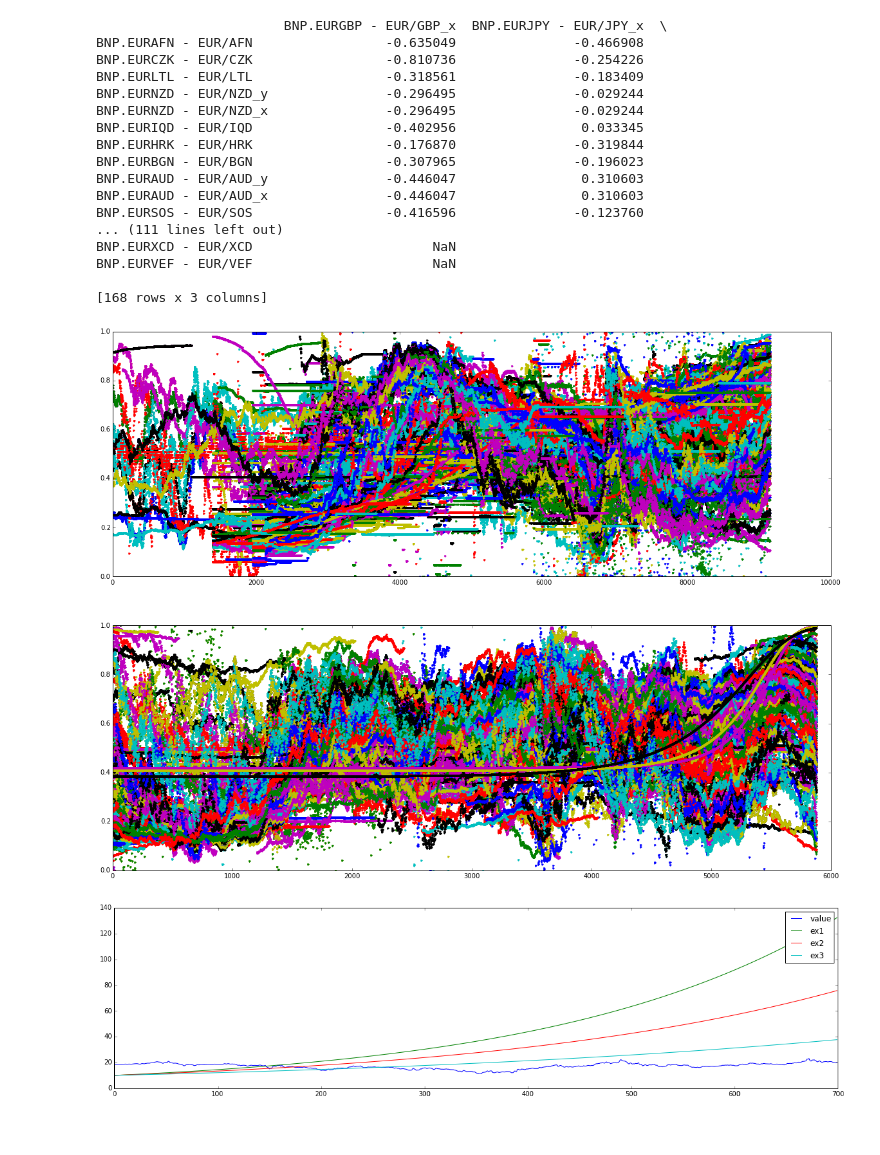
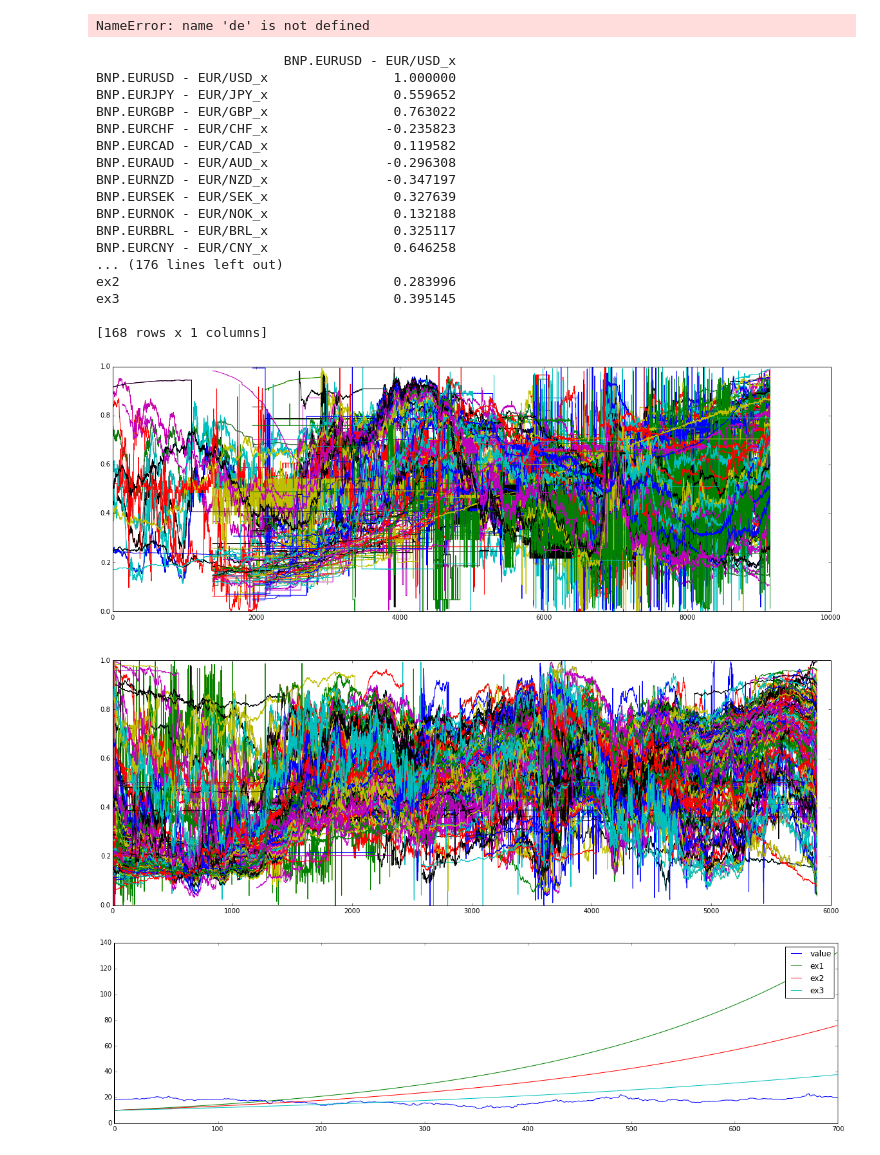
Before and after one commit to qorelogic/ml2, a Jupyter notebook: bin/quandl-fun.ipynb, the cells around one changed output. Drawn from its saved outputs; the diff is of its cells as text; code cells hidden in the pictures.

Commit message:
quandl-fun getQuandlData() updater

```diff
--- a/bin/quandl-fun.ipynb
+++ b/bin/quandl-fun.ipynb
@@ -3,5 +0,0 @@ import numpy as n
-# %%
-for i in range(20):
-    plt.subplot(5,4,i+1)
-    plt.plot(n.random.randn(100))
-#plt.show()
@@ -234,3 +294,26 @@ array([[ 0.94504086,  0.96985593,  0.8464442 ,  0.77455572,  0.62555148,
+# %%
+#cc1 = de.get_values()
+cc1 = de.ix[:].transpose() #.get_values()
+cc1 = n.corrcoef(cc1)
+grid = p.DataFrame(cc1)
+#print cc1
+#grid = grid.sort(1, ascending=False)
+grid = grid.sort(0, ascending=False)
+print grid
+
+#ax = scaledimage(grid)
+
+sys.exit()
+
+from pylab import rcParams
+rcParams['figure.figsize'] = 20, 5
+imshow(grid, extent=[0,100,0,10], aspect=10)
+title('Manually Set Aspect')
+tight_layout()
+
+show()
+# %% [output]
+NameError: name 'de' is not defined
 # %%
 #print len(de.columns)
 #print de.ix[:,[0,1]]
@@ -241,7 +324,7 @@ def getCorrelations(d, primary):
     corrs = p.DataFrame(corrs, index=d.columns, columns=[primary])
     #print n.correlate(r1, r2)
     #corrs = corrs.sort(columns=primary, ascending=False)
-    #print corrs
+    print corrs
     return corrs
     #plot(corrs,'.')
 c0 = getCorrelations(de, de.columns[0])
@@ -249,48 +332,50 @@ c1 = getCorrelations(de, de.columns[1])
 c2 = getCorrelations(de, de.columns[2])
 c = c0.combine_first(c1)
 c = c.combine_first(c2)
-c = c.sort(columns=de.columns[0], ascending=True)
+#c = c.sort(columns=de.columns[0], ascending=True)
 
-print c
+c = n.array(c)
+#print c
+#ax = scaledimage(c)
 #plot(c)
 #print c1
 #print c2
 # %% [output]
-                        BNP.EURGBP - EUR/GBP_x  BNP.EURJPY - EUR/JPY_x  \
-BNP.EURAFN - EUR/AFN                 -0.635049               -0.466908
-BNP.EURCZK - EUR/CZK                 -0.810736               -0.254226
-BNP.EURLTL - EUR/LTL                 -0.318561               -0.183409
-BNP.EURNZD - EUR/NZD_y               -0.296495               -0.029244
-BNP.EURNZD - EUR/NZD_x               -0.296495               -0.029244
-BNP.EURIQD - EUR/IQD                 -0.402956                0.033345
-BNP.EURHRK - EUR/HRK                 -0.176870               -0.319844
-BNP.EURBGN - EUR/BGN                 -0.307965               -0.196023
-BNP.EURAUD - EUR/AUD_y               -0.446047                0.310603
-BNP.EURAUD - EUR/AUD_x               -0.446047                0.310603
-BNP.EURSOS - EUR/SOS                 -0.416596               -0.123760
-... (111 lines left out)
-BNP.EURXCD - EUR/XCD                       NaN
-BNP.EURVEF - EUR/VEF                       NaN
+                        BNP.EURUSD - EUR/USD_x
+BNP.EURUSD - EUR/USD_x                1.000000
+BNP.EURJPY - EUR/JPY_x                0.559652
+BNP.EURGBP - EUR/GBP_x                0.763022
+BNP.EURCHF - EUR/CHF_x               -0.235823
+BNP.EURCAD - EUR/CAD_x                0.119582
+BNP.EURAUD - EUR/AUD_x               -0.296308
+BNP.EURNZD - EUR/NZD_x               -0.347197
+BNP.EURSEK - EUR/SEK_x                0.327639
+BNP.EURNOK - EUR/NOK_x                0.132188
+BNP.EURBRL - EUR/BRL_x                0.325117
+BNP.EURCNY - EUR/CNY_x                0.646258
+... (176 lines left out)
+ex2                                   0.283996
+ex3                                   0.395145
 
-[168 rows x 3 columns]
+[168 rows x 1 columns]
 # %%
 from pylab import rcParams
 rcParams['figure.figsize'] = 20, 5*3
 fig = plt.figure()
 
 ax1 = fig.add_subplot(211)
-ax1.plot(sigmoidme(normalizeme(du)),'.')
+ax1.plot(sigmoidme(normalizeme(du)),'-')
 #ax1.title('USD pairs')
 #legend(d.columns)
 ax2 = fig.add_subplot(212)
-ax2.plot(sigmoidme(normalizeme(de)),'.')
+ax2.plot(sigmoidme(normalizeme(de)),'-')
 #ax2.title('EUR pairs')
 #ax3 = fig.add_subplot(213)
 #ax3.plot(sigmoidme(normalizeme(da)))
 #ax3.title('AUD pairs')
 plt.show()
 # %% [output]
-[figure, old version]
+[figure, new version]
 # %%
 drbrte = q.get("DOE/RBRTE", authtoken="WVsyCxwHeYZZyhf5RHs2")
 # %%
```
Also changed, not shown: parts of 13 cells of this notebook.
